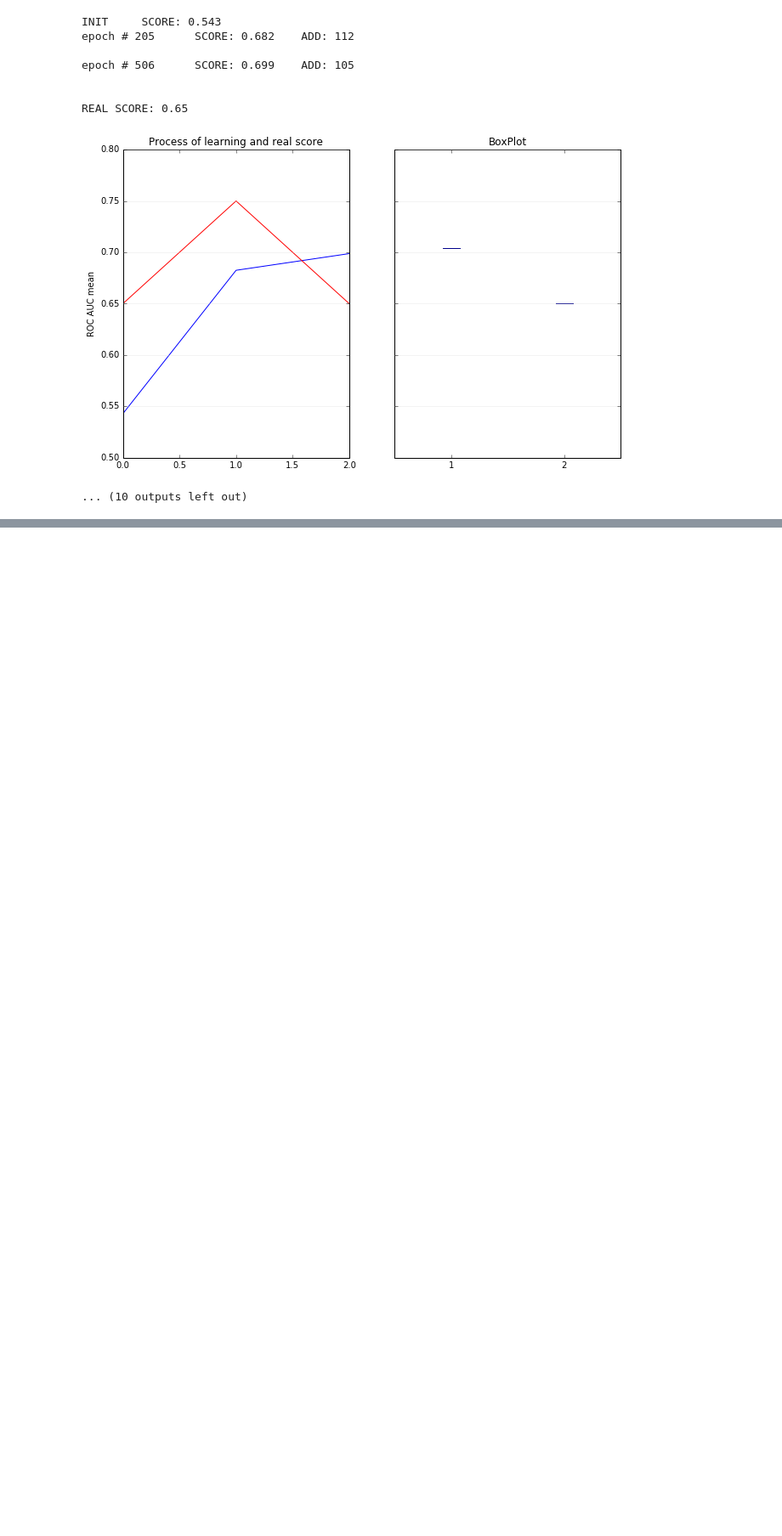
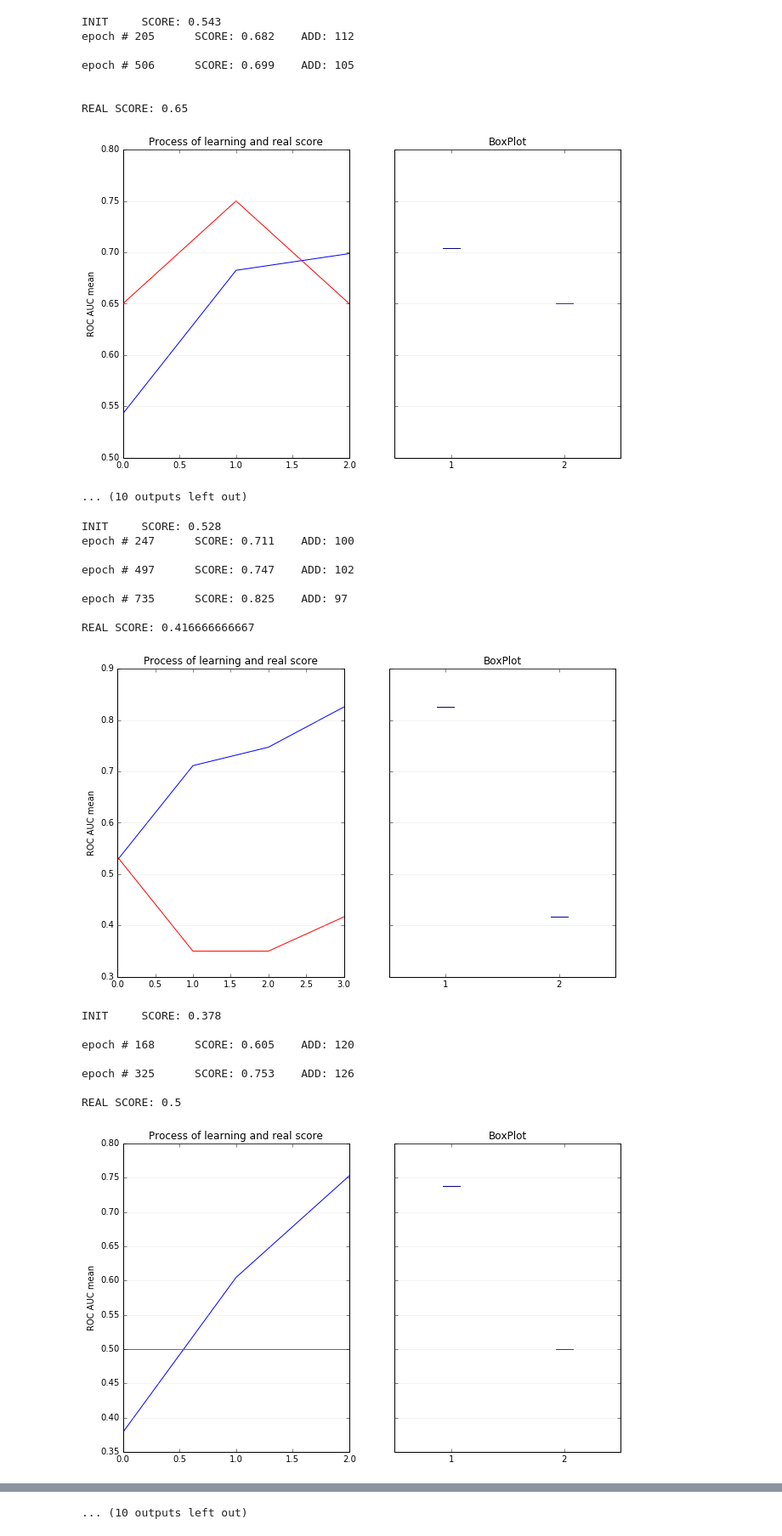
Before and after one commit to Tismoney/PRNI2016, a Jupyter notebook: Subsection/Test#5.ipynb, the cells around one changed output, grey strips where cells are left out. Shown at 85% size. Cells and saved outputs as stored; diff of their text form; code cells hidden in the pictures; blank space fills up the shorter version.

```diff
--- a/Subsection/Test#5.ipynb
+++ b/Subsection/Test#5.ipynb
@@ -344,0 +355,20 @@ REAL SCORE: 0.65
+# %%
+Sub.get_result()
+# %% [output]
+INIT     SCORE: 0.528
+epoch # 247      SCORE: 0.711    ADD: 100
+
+epoch # 497      SCORE: 0.747    ADD: 102
+
+epoch # 735      SCORE: 0.825    ADD: 97
+
+REAL SCORE: 0.416666666667
+[figure, added]
+INIT     SCORE: 0.378
+
+epoch # 168      SCORE: 0.605    ADD: 120
+
+epoch # 325      SCORE: 0.753    ADD: 126
+
+REAL SCORE: 0.5
+[figure, added]
@@ -344,0 +409 @@ REAL SCORE: 0.65
+... (10 outputs left out)
```
Also changed, not shown: parts of 2 cells of this notebook, 7 other files.
